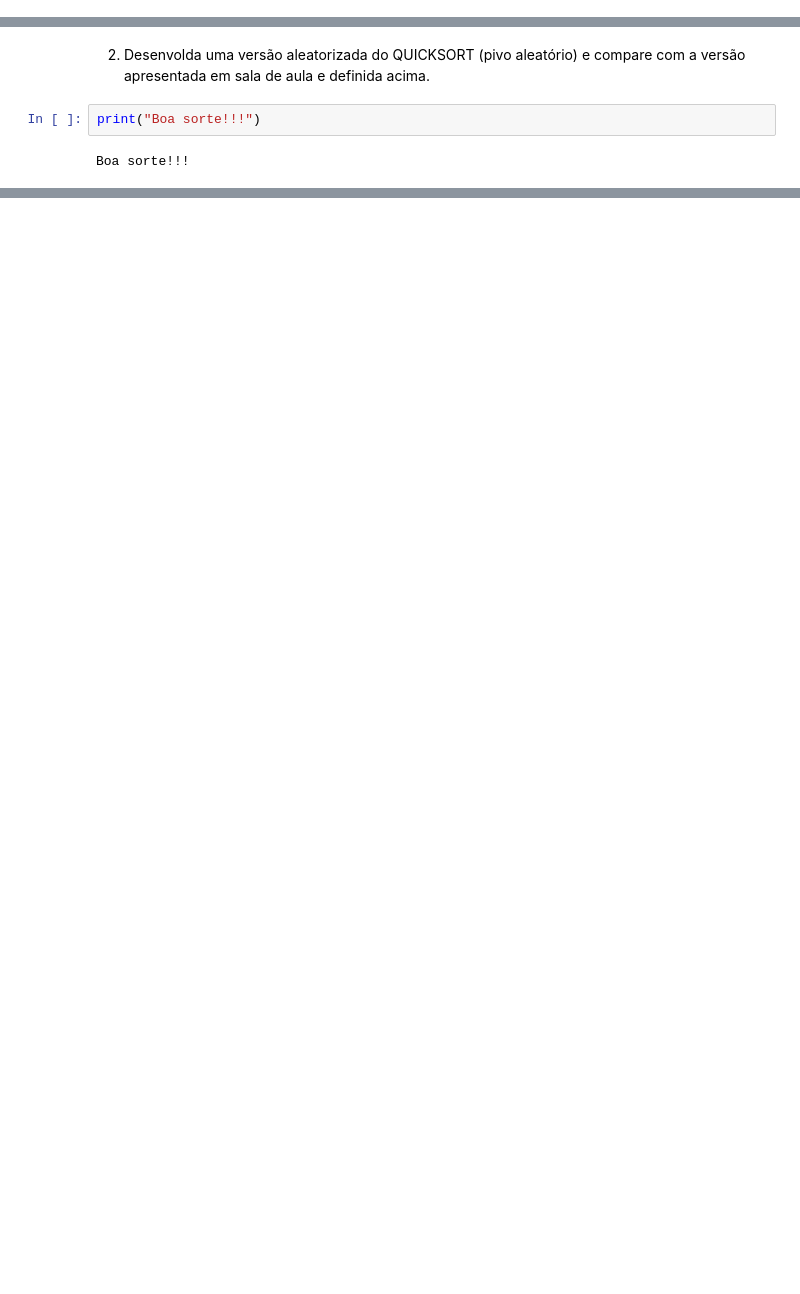
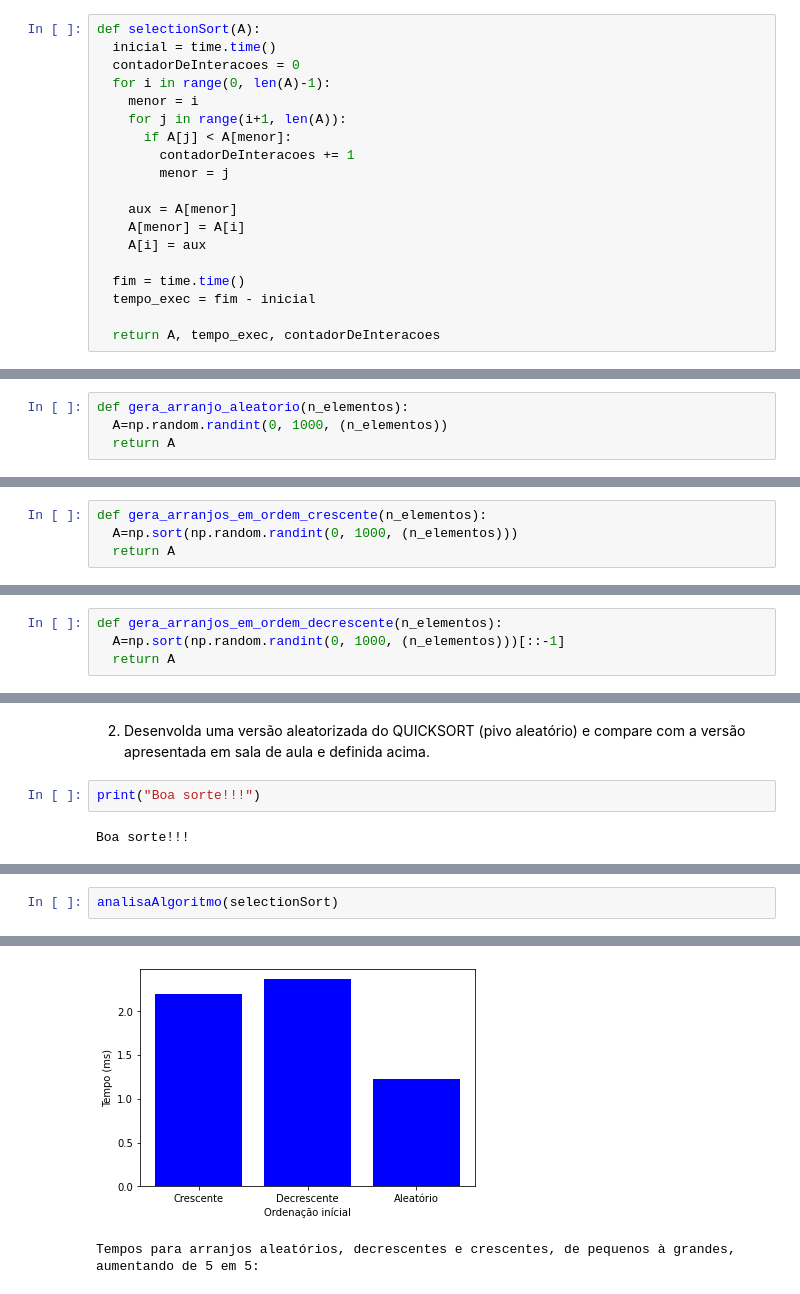
Before and after one commit to chrystian9/EFC-CPA, a Jupyter notebook: EFC1/EFC1_GCC_253.ipynb, the cells around one changed output, grey strips where cells are left out. Cells and saved outputs as stored; diff of their text form; blank space fills up the shorter version.

```diff
--- a/EFC1/EFC1_GCC_253.ipynb
+++ b/EFC1/EFC1_GCC_253.ipynb
@@ -53,2 +126,21 @@ def selectionSort():
+# %%
+def selectionSort(A):
+  inicial = time.time()
+  contadorDeInteracoes = 0
+  for i in range(0, len(A)-1):
+    menor = i
+    for j in range(i+1, len(A)):
+      if A[j] < A[menor]:
+        contadorDeInteracoes += 1
+        menor = j
+
+    aux = A[menor]
+    A[menor] = A[i]
+    A[i] = aux
+
+  fim = time.time()
+  tempo_exec = fim - inicial
+
+  return A, tempo_exec, contadorDeInteracoes
 # %% [markdown]
 ##  Bubble Sort
@@ -72,0 +247,4 @@ def quickSort():
+# %%
+def gera_arranjo_aleatorio(n_elementos):
+  A=np.random.randint(0, 1000, (n_elementos))
+  return A
@@ -72,0 +253,4 @@ def quickSort():
+# %%
+def gera_arranjos_em_ordem_crescente(n_elementos):
+  A=np.sort(np.random.randint(0, 1000, (n_elementos)))
+  return A
@@ -72,0 +259,4 @@ def quickSort():
+# %%
+def gera_arranjos_em_ordem_decrescente(n_elementos):
+  A=np.sort(np.random.randint(0, 1000, (n_elementos)))[::-1]
+  return A
@@ -94,0 +512,3 @@ Boa sorte!!!
+# %%
+analisaAlgoritmo(selectionSort)
+# %% [output]
@@ -94,0 +532,2 @@ Boa sorte!!!
+[figure, added]
+Tempos para arranjos aleatórios, decrescentes e crescentes, de pequenos à grandes, aumentando de 5 em 5:
```
Also changed, not shown: parts of 41 cells of this notebook.
